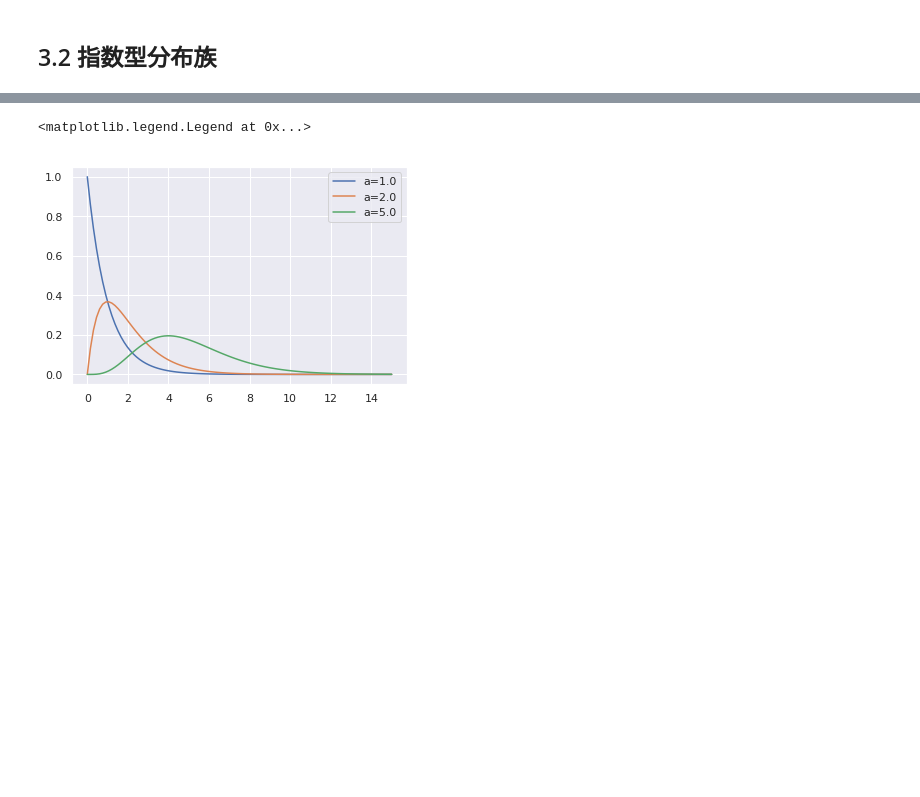
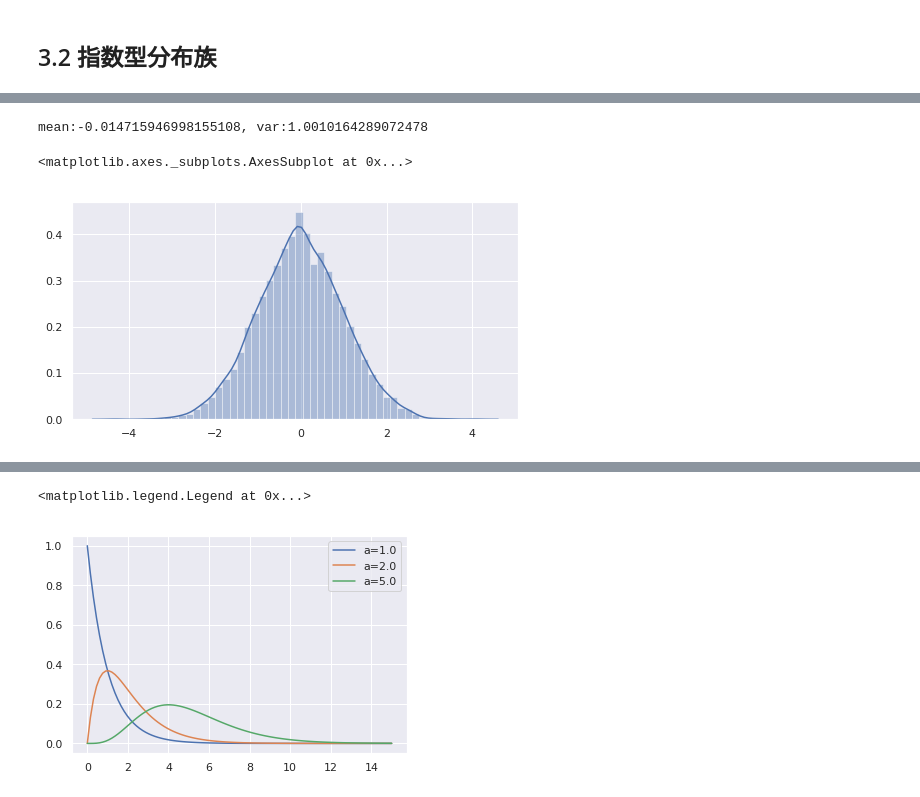
Before and after one commit to tok41/try_bayesian_nn, a Jupyter notebook: ch3_introduction_to_bayesian_inference.ipynb, the cells around one changed output, grey strips where cells are left out. Drawn from its saved outputs; the diff is of its cells as text; code cells hidden in the pictures; blank space fills up the shorter version.

```diff
--- a/ch3_introduction_to_bayesian_inference.ipynb
+++ b/ch3_introduction_to_bayesian_inference.ipynb
@@ -46,0 +79,15 @@ ax.legend()
+# %%
+# 一様分布から生成（Box-Mullar法）
+size = 10000
+r1 = stats.uniform.rvs(loc=0, scale=1.0, size=size)
+r2 = stats.uniform.rvs(loc=0, scale=1.0, size=size)
+v2 = np.sqrt(-2*np.log(r1))*np.sin(2*np.pi*r2)
+print('mean:{}, var:{}'.format(np.mean(v2), np.var(v2)))
+
+fig = plt.figure(figsize=(8, 4))
+ax = fig.subplots(1,1)
+sns.distplot(v2, ax=ax)
+# %% [output]
+mean:-0.014715946998155108, var:1.0010164289072478
+<matplotlib.axes._subplots.AxesSubplot at 0x...>
+[figure, added]
```
Also changed, not shown: parts of 24 cells of this notebook.
